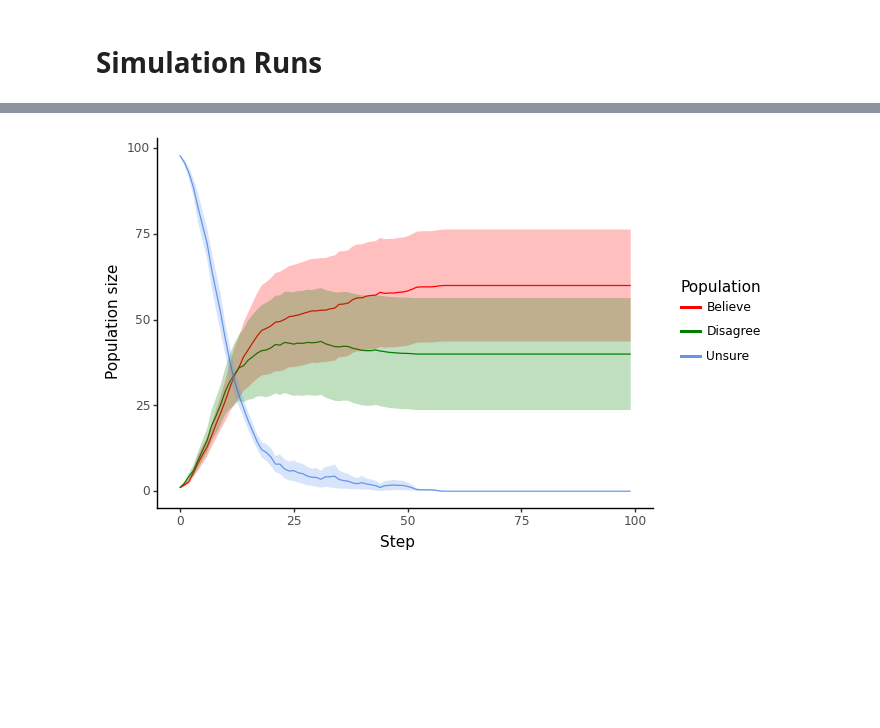
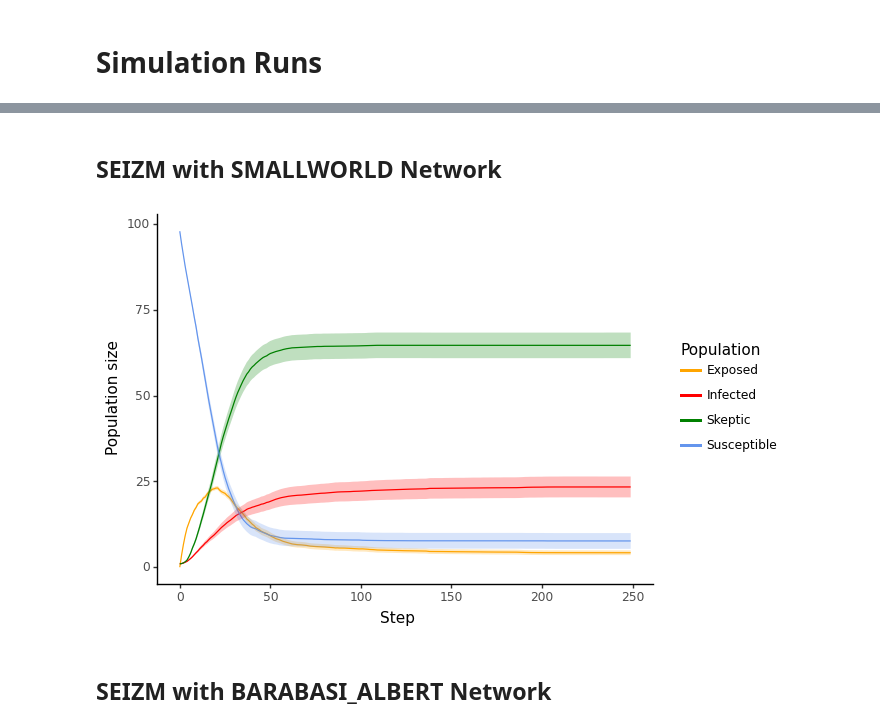
Before and after one commit to ChrisWitzany/opinion_network_model, a Jupyter notebook: main.ipynb, the cells around one changed output, grey strips where cells are left out. Saved outputs shown, nothing was run; the diff lists cells and outputs as text; code cells hidden in the pictures; blank space fills up the shorter version.

Commit message:
ran trajectories that work + rough phase diagram

```diff
--- a/main.ipynb
+++ b/main.ipynb
@@ -113,10 +113,7 @@ def create_model(dynamics, network):
 
     return model
 # %%
-# TODO: Uncertainty Plot
-
-#convenience function to collect plotable data
-
+# convenience function to collect plotable data
 def sum_agents(model, state_labels):
     agent_data = model.data_collector().get_agent_vars_dataframe()
 
@@ -127,6 +124,8 @@ def sum_agents(model, state_labels):
     agents_summed.columns = labels
     return agents_summed
 
+
+# run multiple replicates of the model:
 def run_replicates(new_model, state_labels, n_replicates, n_steps):
 
     for i in tqdm(range(n_replicates), desc="Run"):
@@ -148,6 +147,7 @@ def run_replicates(new_model, state_labels, n_replicates, n_steps):
 
     return replicates
 
+# plot trajectories with errors:
 def plot_trajectories(data, colors_ggplot):
     # data wrangling for ggplot
     data = data.stack(level=1).reset_index(1).rename(columns={"level_1": "Population"}).sort_values("Population")
@@ -162,7 +162,7 @@ def plot_trajectories(data, colors_ggplot):
     + p9.xlab("Step")
     + p9.scale_color_manual(values = colors_ggplot)
     + p9.scale_fill_manual(values = colors_ggplot)
-    + p9.ylim(0, max(data['mean']))
+    + p9.coord_cartesian(ylim = {0, max(data['mean'])}, xlim = {0, max(data["Step"])})
     + p9.theme_classic()
     )
 
@@ -175,0 +172,9 @@ def plot_trajectories(data, colors_ggplot):
+# %%
+def run_trajectories(dynamics, network, n_steps = 100, n_replicates = 10):
+    df = run_replicates(
+        lambda: create_model(dynamics, network),
+        state_labels=params[dynamics]['state_labels'],
+        n_replicates = n_replicates,
+        n_steps = n_steps)
+
+    plot_trajectories(df, {label: color for label, color in params[dynamics]['state_labels']})
@@ -186,0 +314,3 @@ def run(dynamics, network):
+# %%
+#number of steps for SEIZ trajectories
+SEIZ_steps = 250
@@ -214,6 +389,9 @@ run(dynamics, network)
+# %% [markdown]
+## SEIZM with SMALLWORLD Network
 # %%
-dynamics, network = ModelType.SIR, NetworkType.GAUSSIAN_RANDOM_PARTITION # by changing those two parameters you can set model dynamics and network topology
-
-run(dynamics, network)
+dynamics, network = ModelType.SEIZM, NetworkType.SMALLWORLD  # by changing those two parameters you can set model dynamics and network topology
+run_trajectories(dynamics, network, n_replicates = 100, n_steps = SEIZ_steps)
 # %% [output]
-[figure, old version]
+[figure, new version]
+# %% [markdown]
+## SEIZM with BARABASI_ALBERT Network
```
Also changed, not shown: parts of 38 cells of this notebook.
